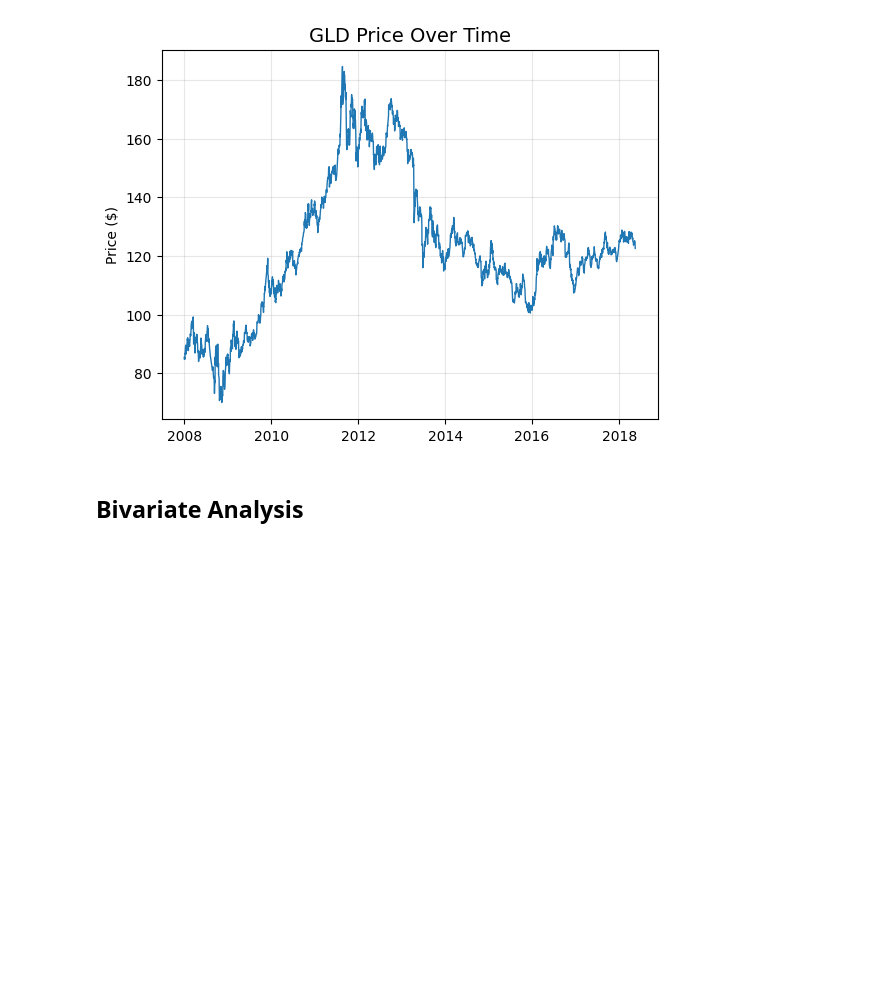
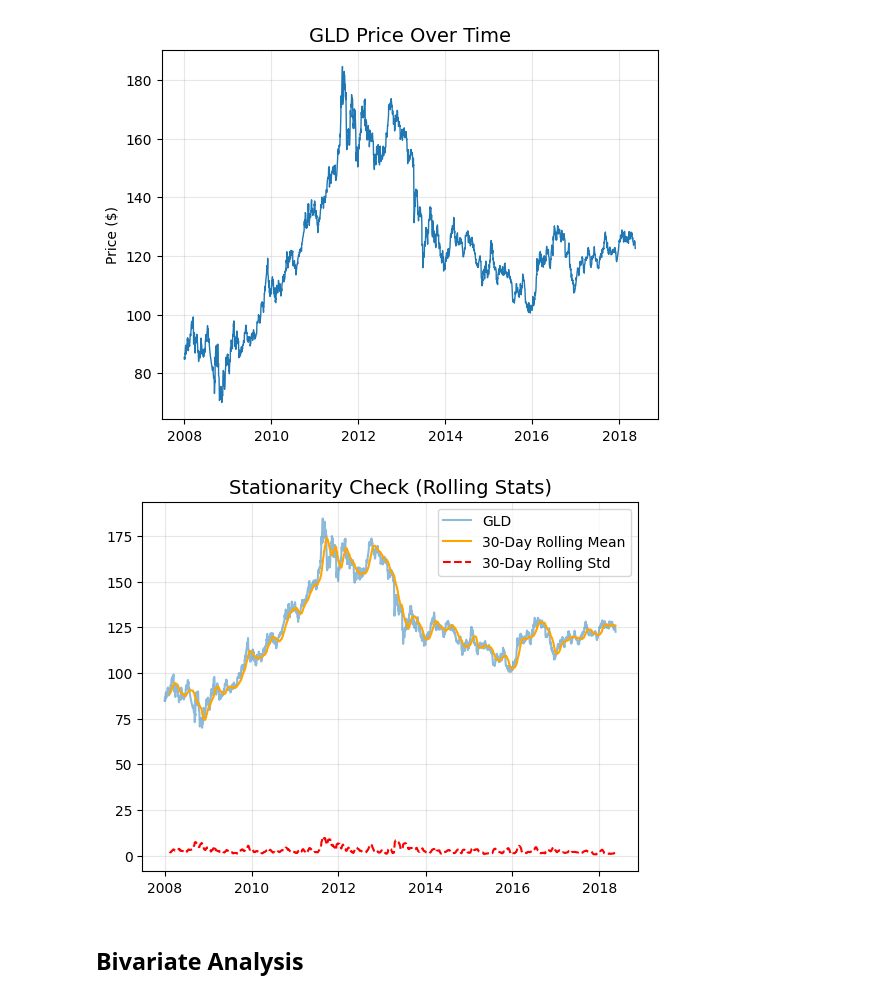
Before and after one commit to tshihab07/gold-price-forecasting, a Jupyter notebook: notebookes/dataPreprocessing.ipynb, the cells around one changed output. Drawn from its saved outputs; the diff is of its cells as text; code cells hidden in the pictures; blank space fills up the shorter version.

Commit message:
feat(EDA): add stationarity check in Univariate analysis for target variable

```diff
--- a/notebookes/dataPreprocessing.ipynb
+++ b/notebookes/dataPreprocessing.ipynb
@@ -132,6 +132,19 @@ plt.ylabel('Price ($)')
 plt.grid(True, alpha=0.3)
 # %% [output]
 [figure]
+# %%
+# Rolling Mean & Std (Stationarity Check)
+rolling_mean = df['GLD'].rolling(window=30).mean()
+rolling_std = df['GLD'].rolling(window=30).std()
+
+plt.plot(df.index, df['GLD'], label='GLD', alpha=0.5)
+plt.plot(df.index, rolling_mean, label='30-Day Rolling Mean', color='orange')
+plt.plot(df.index, rolling_std, label='30-Day Rolling Std', color='red', linestyle='--')
+plt.title('Stationarity Check (Rolling Stats)', fontsize=14)
+plt.legend()
+plt.grid(True, alpha=0.3)
+# %% [output]
+[figure, added]
 # %% [markdown]
 ## **Bivariate Analysis**
 # %% [markdown]
```
